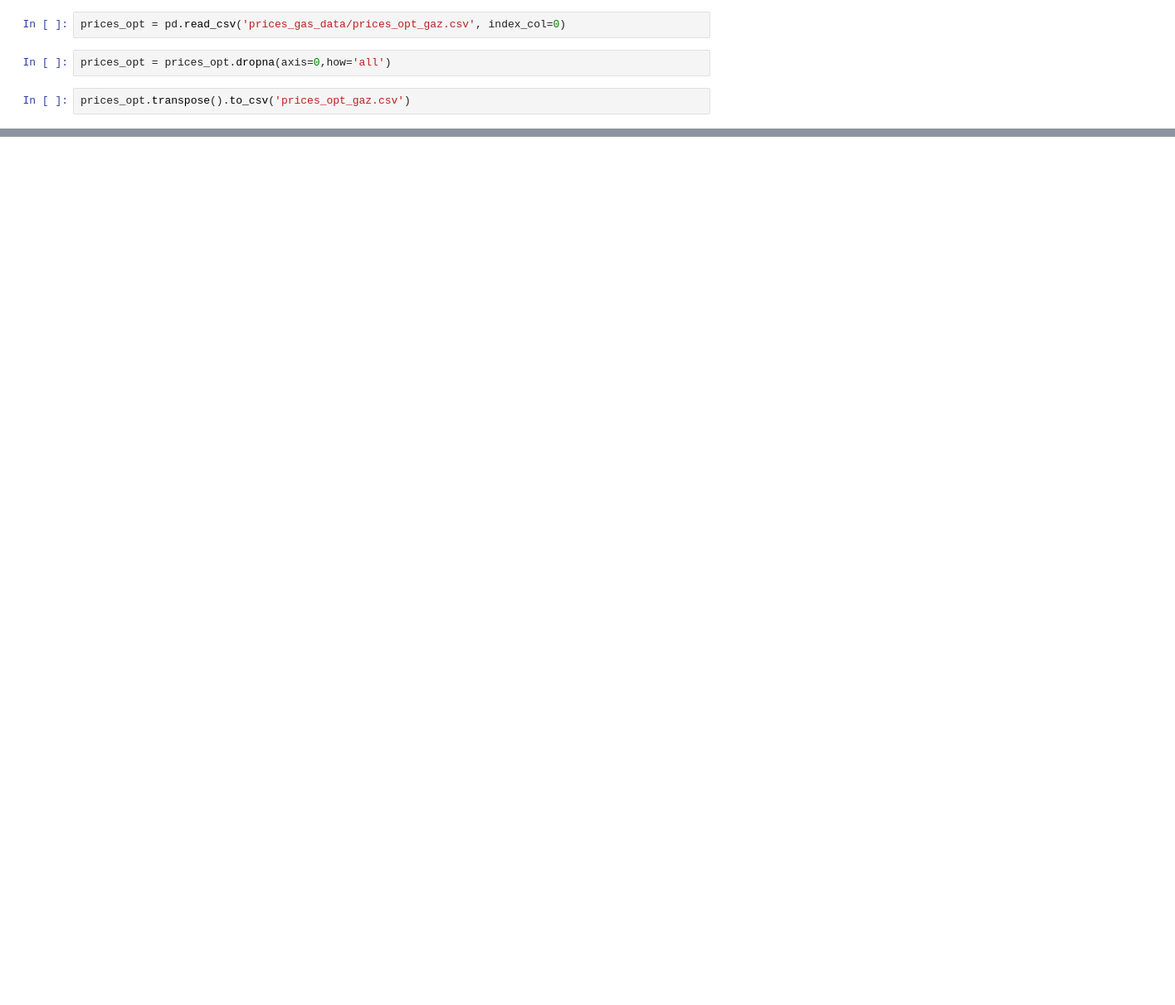
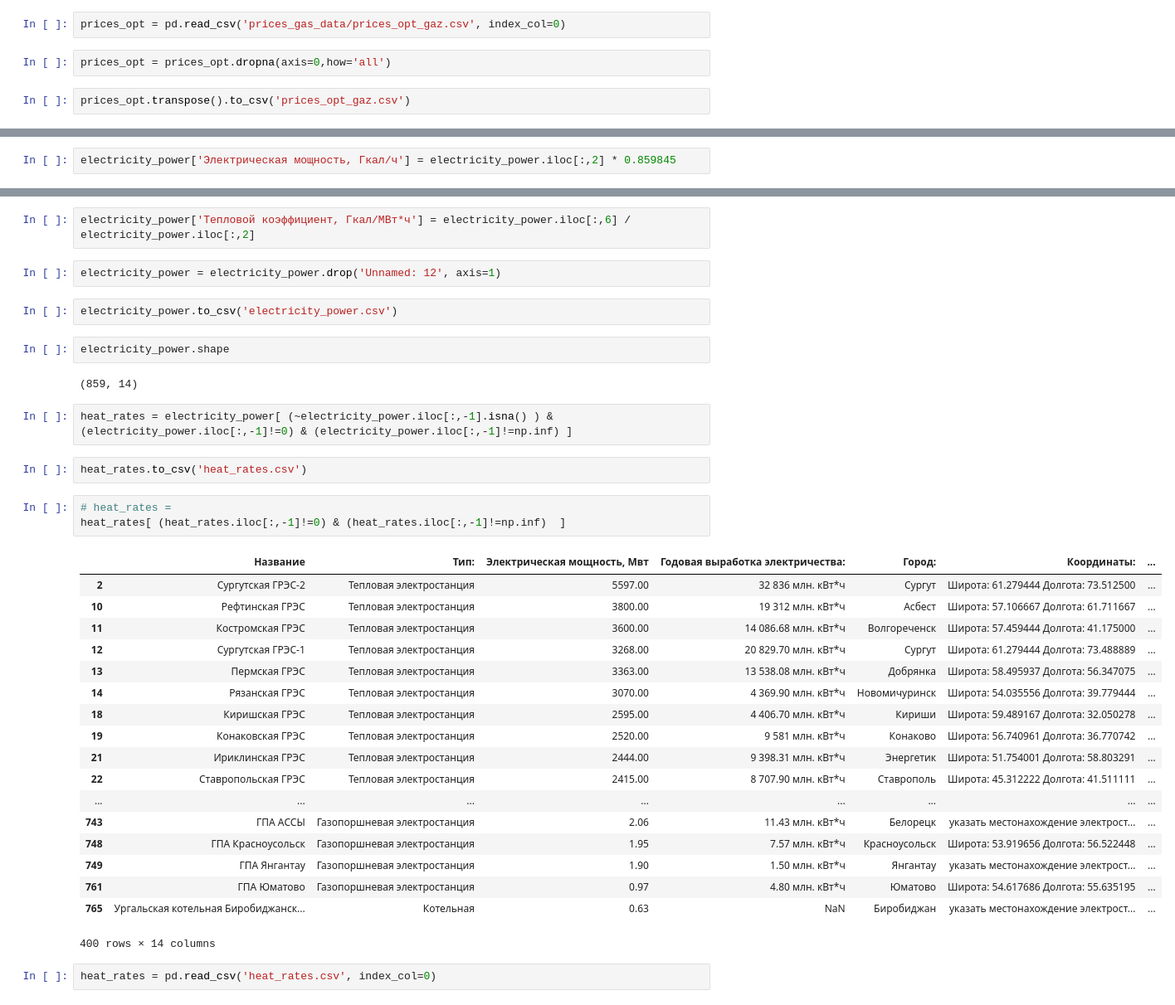
Before and after one commit to xenakas/py_projects, a Jupyter notebook: oil_indexes/oil_indexes.ipynb, the cells around one changed output, grey strips where cells are left out. Shown at 83% size. Cells and saved outputs as stored; diff of their text form; blank space fills up the shorter version.

```diff
--- a/oil_indexes/oil_indexes.ipynb
+++ b/oil_indexes/oil_indexes.ipynb
@@ -2366,0 +2421,2 @@ data.sheet_names
+# %%
+electricity_power['Электрическая мощность, Гкал/ч'] = electricity_power.iloc[:,2] * 0.859845
@@ -2366,0 +2446,38 @@ data.sheet_names
+# %%
+electricity_power['Тепловой коэффициент, Гкал/МВт*ч'] = electricity_power.iloc[:,6] / electricity_power.iloc[:,2]
+# %%
+electricity_power = electricity_power.drop('Unnamed: 12', axis=1)
+# %%
+electricity_power.to_csv('electricity_power.csv')
+# %%
+electricity_power.shape
+# %% [output]
+(859, 14)
+# %%
+heat_rates = electricity_power[ (~electricity_power.iloc[:,-1].isna() ) & (electricity_power.iloc[:,-1]!=0) & (electricity_power.iloc[:,-1]!=np.inf) ]
+# %%
+heat_rates.to_csv('heat_rates.csv')
+# %%
+# heat_rates =
+heat_rates[ (heat_rates.iloc[:,-1]!=0) & (heat_rates.iloc[:,-1]!=np.inf)  ]
+# %% [output]
+|  | Название | Тип: | Электрическая мощность, Мвт | Годовая выработка электричества: | Город: | Координаты: | ... |
+| 2 | Сургутская ГРЭС-2 | Тепловая электростанция | 5597.00 | 32 836 млн. кВт*ч | Сургут | Широта: 61.279444 Долгота: 73.512500 | ... |
+| 10 | Рефтинская ГРЭС | Тепловая электростанция | 3800.00 | 19 312 млн. кВт*ч | Асбест | Широта: 57.106667 Долгота: 61.711667 | ... |
+| 11 | Костромская ГРЭС | Тепловая электростанция | 3600.00 | 14 086.68 млн. кВт*ч | Волгореченск | Широта: 57.459444 Долгота: 41.175000 | ... |
+| 12 | Сургутская ГРЭС-1 | Тепловая электростанция | 3268.00 | 20 829.70 млн. кВт*ч | Сургут | Широта: 61.279444 Долгота: 73.488889 | ... |
+| 13 | Пермская ГРЭС | Тепловая электростанция | 3363.00 | 13 538.08 млн. кВт*ч | Добрянка | Широта: 58.495937 Долгота: 56.347075 | ... |
+| 14 | Рязанская ГРЭС | Тепловая электростанция | 3070.00 | 4 369.90 млн. кВт*ч | Новомичуринск | Широта: 54.035556 Долгота: 39.779444 | ... |
+| 18 | Киришская ГРЭС | Тепловая электростанция | 2595.00 | 4 406.70 млн. кВт*ч | Кириши | Широта: 59.489167 Долгота: 32.050278 | ... |
+| 19 | Конаковская ГРЭС | Тепловая электростанция | 2520.00 | 9 581 млн. кВт*ч | Конаково | Широта: 56.740961 Долгота: 36.770742 | ... |
+| 21 | Ириклинская ГРЭС | Тепловая электростанция | 2444.00 | 9 398.31 млн. кВт*ч | Энергетик | Широта: 51.754001 Долгота: 58.803291 | ... |
+| 22 | Ставропольская ГРЭС | Тепловая электростанция | 2415.00 | 8 707.90 млн. кВт*ч | Ставрополь | Широта: 45.312222 Долгота: 41.511111 | ... |
+| ... | ... | ... | ... | ... | ... | ... | ... |
+| 743 | ГПА АССЫ | Газопоршневая электростанция | 2.06 | 11.43 млн. кВт*ч | Белорецк | указать местонахождение электрост... | ... |
+| 748 | ГПА Красноусольск | Газопоршневая электростанция | 1.95 | 7.57 млн. кВт*ч | Красноусольск | Широта: 53.919656 Долгота: 56.522448 | ... |
+| 749 | ГПА Янгантау | Газопоршневая электростанция | 1.90 | 1.50 млн. кВт*ч | Янгантау | указать местонахождение электрост... | ... |
+| 761 | ГПА Юматово | Газопоршневая электростанция | 0.97 | 4.80 млн. кВт*ч | Юматово | Широта: 54.617686 Долгота: 55.635195 | ... |
+| 765 | Ургальская котельная Биробиджанск... | Котельная | 0.63 | NaN | Биробиджан | указать местонахождение электрост... | ... |
+400 rows × 14 columns
+# %%
+heat_rates = pd.read_csv('heat_rates.csv', index_col=0)
```
Also changed, not shown: parts of 57 cells of this notebook, 1 other file.
